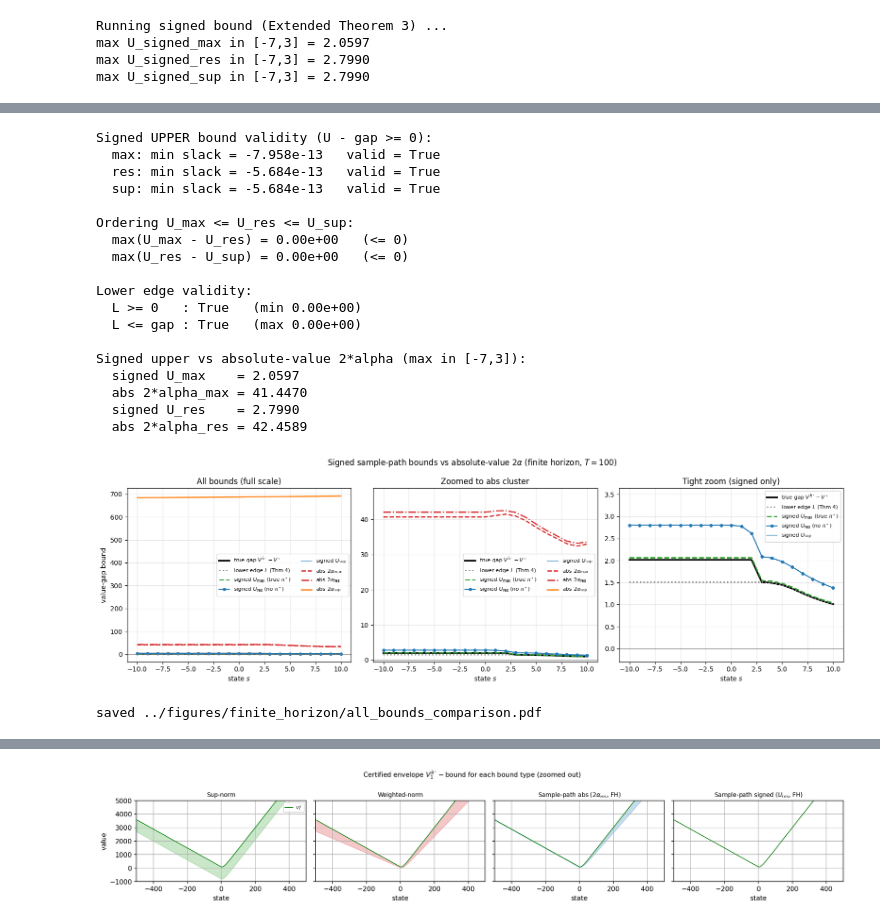
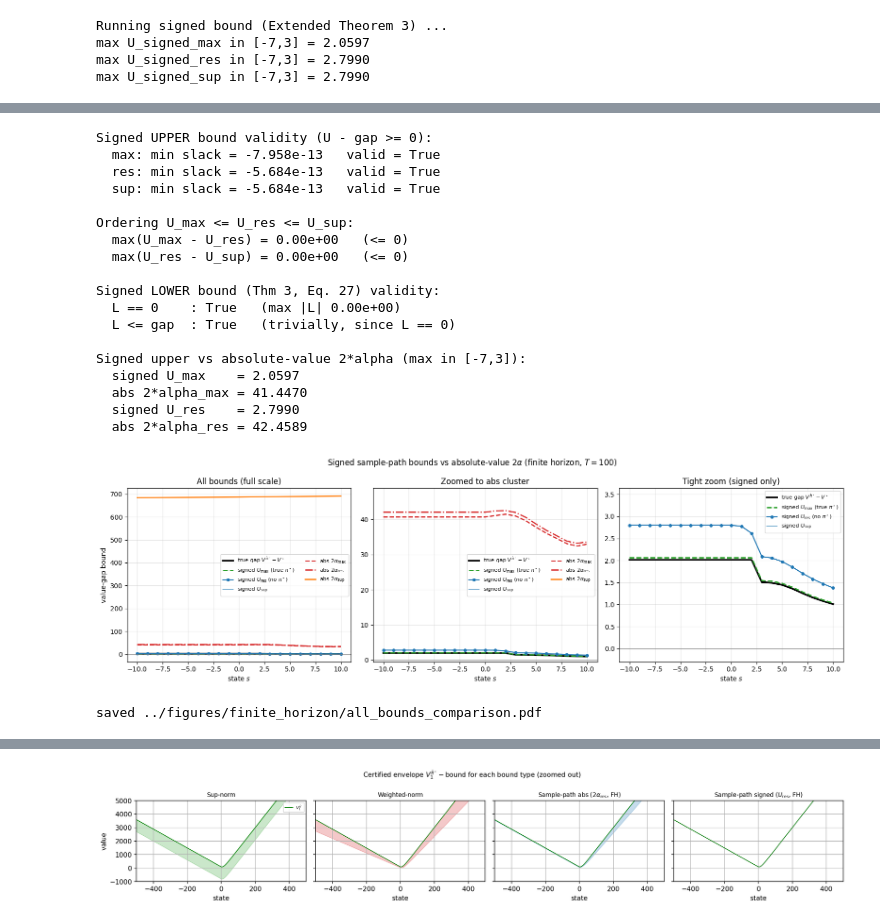
Before and after one commit to BerkBzkrt/Weighted_Approximation, a Jupyter notebook: notebooks/Finite_Horizon_Bounds.ipynb, the cells around one changed output, grey strips where cells are left out. Cells and saved outputs as stored; diff of their text form; code cells hidden in the pictures.

Commit message:
latest changes to the signed bound and rearrangement of the project structure

```diff
--- a/notebooks/Finite_Horizon_Bounds.ipynb
+++ b/notebooks/Finite_Horizon_Bounds.ipynb
@@ -1324,10 +1375,10 @@ print('\nOrdering U_max <= U_res <= U_sup:')
 print(f'  max(U_max - U_res) = {np.max(U_signed_max - U_signed_res):.2e}   (<= 0)')
 print(f'  max(U_res - U_sup) = {np.max(U_signed_res - U_signed_sup):.2e}   (<= 0)')
 
-# Lower-edge validity:  0 <= L <= gap
-print('\nLower edge validity:')
-print(f'  L >= 0   : {np.all(L_lower >= -1e-6)}   (min {np.min(L_lower):.2e})')
-print(f'  L <= gap : {np.all(L_lower - gap <= 1e-6)}   (max {np.max(L_lower - gap):.2e})')
+# Lower-bound validity (Theorem 3, Eq. 27):  L == 0 <= gap
+print('\nSigned LOWER bound (Thm 3, Eq. 27) validity:')
+print(f'  L == 0    : {np.all(np.abs(L_signed) < 1e-12)}   (max |L| {np.max(np.abs(L_signed)):.2e})')
+print(f'  L <= gap  : {np.all(L_signed - gap <= 1e-6)}   (trivially, since L == 0)')
 
 # Tightness vs absolute-value 2*alpha (operating region [-7,3])
 print('\nSigned upper vs absolute-value 2*alpha (max in [-7,3]):')
@@ -1345,9 +1396,9 @@ Ordering U_max <= U_res <= U_sup:
   max(U_max - U_res) = 0.00e+00   (<= 0)
   max(U_res - U_sup) = 0.00e+00   (<= 0)
 
-Lower edge validity:
-  L >= 0   : True   (min 0.00e+00)
-  L <= gap : True   (max 0.00e+00)
+Signed LOWER bound (Thm 3, Eq. 27) validity:
+  L == 0    : True   (max |L| 0.00e+00)
+  L <= gap  : True   (trivially, since L == 0)
 
 Signed upper vs absolute-value 2*alpha (max in [-7,3]):
   signed U_max    = 2.0597
@@ -1369,7 +1420,6 @@ fig, (axL, axM, axR) = plt.subplots(1, 3, figsize=(16, 5))
 
 def draw(ax, signed_only=False):
     ax.plot(xs, gap_fh[lo:hi],          'k-',   lw=2.6, label=r'true gap $V^{\hat\pi^\star}-V^\star$')
-    ax.plot(xs, L_lower[lo:hi],         'C7:',  lw=2.0, label=r'lower edge $L$ (Thm 4)')
     ax.plot(xs, U_signed_max[lo:hi],    'C2--', lw=2.0, label=r'signed $U_{\max}$ (true $\pi^\star$)')
     ax.plot(xs, U_signed_res[lo:hi],    'C0-o', ms=4,   label=r'signed $U_{\mathrm{res}}$ (no $\pi^\star$)')
     ax.plot(xs, U_signed_sup[lo:hi],    'C0-',  lw=1.2, alpha=0.7, label=r'signed $U_{\sup}$')
@@ -1380,35 +1430,35 @@ def draw(ax, signed_only=False):
     ax.axhline(0.0, color='gray', lw=0.8)
     ax.set_xlabel('state $s$')
     ax.grid(alpha=0.3)
 
 # Left: full range (so abs 2*alpha_sup is visible)
 draw(axL)
 axL.set_ylabel('value-gap bound')
 axL.set_title('All bounds (full scale)')
 axL.legend(fontsize=8, ncol=2)
 
 # Middle: zoomed-in y so the abs 2*alpha_max/res band is readable
 draw(axM)
 axM.set_ylim(-0.5, float(np.max(2*alpha_res_fh[lo:hi])) * 1.15)
 axM.set_title('Zoomed to abs cluster')
 axM.legend(fontsize=8, ncol=2)
 
-# Right: tight zoom isolating only the signed bounds + gap + lower edge
+# Right: tight zoom isolating only the signed bounds + true gap
 draw(axR, signed_only=True)
 ytop = max(float(np.max(U_signed_sup[lo:hi])),
            float(np.max(gap_fh[lo:hi]))) * 1.30
 axR.set_ylim(-0.3, ytop)
 axR.set_title('Tight zoom (signed only)')
 axR.legend(fontsize=8)
 
 fig.suptitle('Signed sample-path bounds vs absolute-value $2\\alpha$ (finite horizon, $T=100$)')
 fig.tight_layout()
 fig.savefig('../figures/finite_horizon/all_bounds_comparison.pdf')
 fig.savefig('../figures/finite_horizon/signed_vs_abs_zoomed_in.pdf')
 plt.show()
 print('saved ../figures/finite_horizon/all_bounds_comparison.pdf')
 # %% [output]
-[figure, old version]
+[figure, new version]
 saved ../figures/finite_horizon/all_bounds_comparison.pdf
 # %%
 # =====================================================================
```
Also changed, not shown: parts of 6 cells of this notebook, 27 other files.
